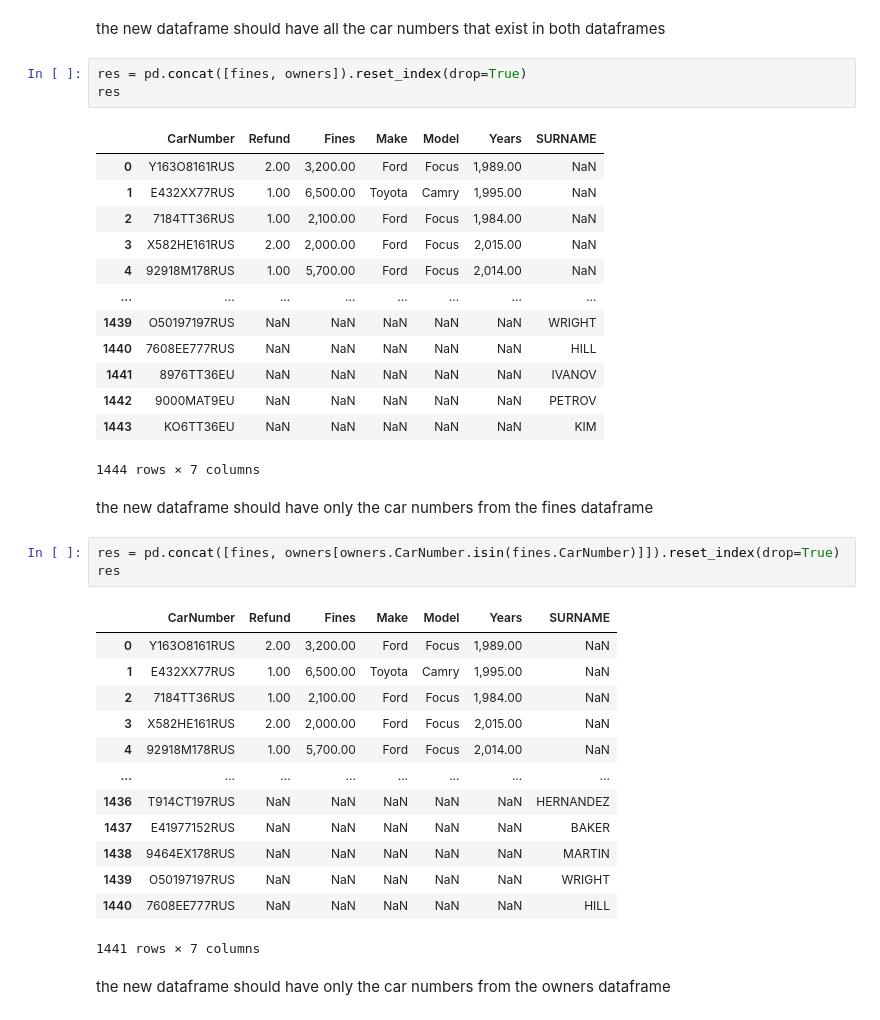
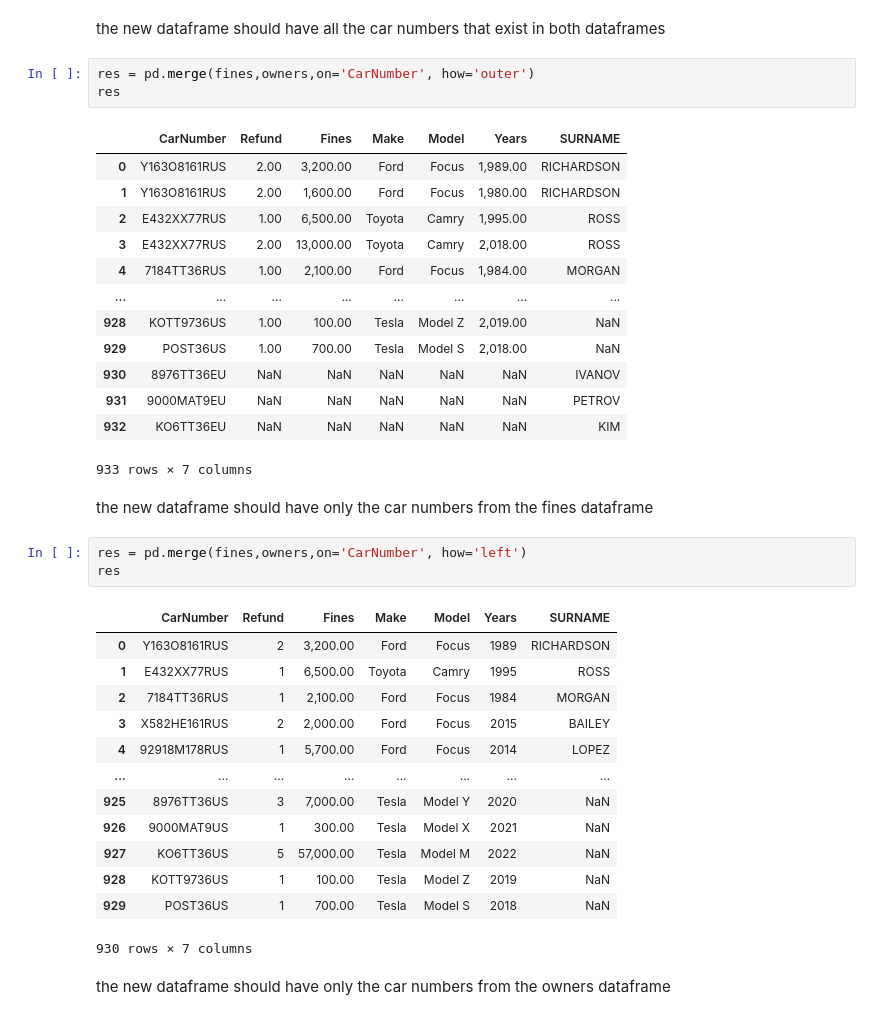
Before and after one commit to greg-gav/Python_DS_42_Picine, a Jupyter notebook: day_05/ex04/enrichment.ipynb, the cells around one changed output. Drawn from its saved outputs; the diff is of its cells as text.

```diff
--- a/day_05/ex04/enrichment.ipynb
+++ b/day_05/ex04/enrichment.ipynb
@@ -182,40 +182,40 @@ res
 # %% [markdown]
 the new dataframe should have all the car numbers that exist in both dataframes
 # %%
-res = pd.concat([fines, owners]).reset_index(drop=True)
+res = pd.merge(fines,owners,on='CarNumber', how='outer')
 res
 # %% [output]
 |  | CarNumber | Refund | Fines | Make | Model | Years | SURNAME |
-| 0 | Y163O8161RUS | 2.00 | 3,200.00 | Ford | Focus | 1,989.00 | NaN |
-| 1 | E432XX77RUS | 1.00 | 6,500.00 | Toyota | Camry | 1,995.00 | NaN |
-| 2 | 7184TT36RUS | 1.00 | 2,100.00 | Ford | Focus | 1,984.00 | NaN |
-| 3 | X582HE161RUS | 2.00 | 2,000.00 | Ford | Focus | 2,015.00 | NaN |
-| 4 | 92918M178RUS | 1.00 | 5,700.00 | Ford | Focus | 2,014.00 | NaN |
+| 0 | Y163O8161RUS | 2.00 | 3,200.00 | Ford | Focus | 1,989.00 | RICHARDSON |
+| 1 | Y163O8161RUS | 2.00 | 1,600.00 | Ford | Focus | 1,980.00 | RICHARDSON |
+| 2 | E432XX77RUS | 1.00 | 6,500.00 | Toyota | Camry | 1,995.00 | ROSS |
+| 3 | E432XX77RUS | 2.00 | 13,000.00 | Toyota | Camry | 2,018.00 | ROSS |
+| 4 | 7184TT36RUS | 1.00 | 2,100.00 | Ford | Focus | 1,984.00 | MORGAN |
 | ... | ... | ... | ... | ... | ... | ... | ... |
-| 1439 | O50197197RUS | NaN | NaN | NaN | NaN | NaN | WRIGHT |
-| 1440 | 7608EE777RUS | NaN | NaN | NaN | NaN | NaN | HILL |
-| 1441 | 8976TT36EU | NaN | NaN | NaN | NaN | NaN | IVANOV |
-| 1442 | 9000MAT9EU | NaN | NaN | NaN | NaN | NaN | PETROV |
-| 1443 | KO6TT36EU | NaN | NaN | NaN | NaN | NaN | KIM |
+| 928 | KOTT9736US | 1.00 | 100.00 | Tesla | Model Z | 2,019.00 | NaN |
+| 929 | POST36US | 1.00 | 700.00 | Tesla | Model S | 2,018.00 | NaN |
+| 930 | 8976TT36EU | NaN | NaN | NaN | NaN | NaN | IVANOV |
+| 931 | 9000MAT9EU | NaN | NaN | NaN | NaN | NaN | PETROV |
+| 932 | KO6TT36EU | NaN | NaN | NaN | NaN | NaN | KIM |
-1444 rows × 7 columns
+933 rows × 7 columns
 # %% [markdown]
 the new dataframe should have only the car numbers from the fines dataframe
 # %%
-res = pd.concat([fines, owners[owners.CarNumber.isin(fines.CarNumber)]]).reset_index(drop=True)
+res = pd.merge(fines,owners,on='CarNumber', how='left')
 res
 # %% [output]
 |  | CarNumber | Refund | Fines | Make | Model | Years | SURNAME |
-| 0 | Y163O8161RUS | 2.00 | 3,200.00 | Ford | Focus | 1,989.00 | NaN |
-| 1 | E432XX77RUS | 1.00 | 6,500.00 | Toyota | Camry | 1,995.00 | NaN |
-| 2 | 7184TT36RUS | 1.00 | 2,100.00 | Ford | Focus | 1,984.00 | NaN |
-| 3 | X582HE161RUS | 2.00 | 2,000.00 | Ford | Focus | 2,015.00 | NaN |
-| 4 | 92918M178RUS | 1.00 | 5,700.00 | Ford | Focus | 2,014.00 | NaN |
+| 0 | Y163O8161RUS | 2 | 3,200.00 | Ford | Focus | 1989 | RICHARDSON |
+| 1 | E432XX77RUS | 1 | 6,500.00 | Toyota | Camry | 1995 | ROSS |
+| 2 | 7184TT36RUS | 1 | 2,100.00 | Ford | Focus | 1984 | MORGAN |
+| 3 | X582HE161RUS | 2 | 2,000.00 | Ford | Focus | 2015 | BAILEY |
+| 4 | 92918M178RUS | 1 | 5,700.00 | Ford | Focus | 2014 | LOPEZ |
 | ... | ... | ... | ... | ... | ... | ... | ... |
-| 1436 | T914CT197RUS | NaN | NaN | NaN | NaN | NaN | HERNANDEZ |
-| 1437 | E41977152RUS | NaN | NaN | NaN | NaN | NaN | BAKER |
-| 1438 | 9464EX178RUS | NaN | NaN | NaN | NaN | NaN | MARTIN |
-| 1439 | O50197197RUS | NaN | NaN | NaN | NaN | NaN | WRIGHT |
-| 1440 | 7608EE777RUS | NaN | NaN | NaN | NaN | NaN | HILL |
+| 925 | 8976TT36US | 3 | 7,000.00 | Tesla | Model Y | 2020 | NaN |
+| 926 | 9000MAT9US | 1 | 300.00 | Tesla | Model X | 2021 | NaN |
+| 927 | KO6TT36US | 5 | 57,000.00 | Tesla | Model M | 2022 | NaN |
+| 928 | KOTT9736US | 1 | 100.00 | Tesla | Model Z | 2019 | NaN |
+| 929 | POST36US | 1 | 700.00 | Tesla | Model S | 2018 | NaN |
-1441 rows × 7 columns
+930 rows × 7 columns
 # %% [markdown]
 the new dataframe should have only the car numbers from the owners dataframe
```
Also changed, not shown: parts of 5 cells of this notebook, 5 other files.
